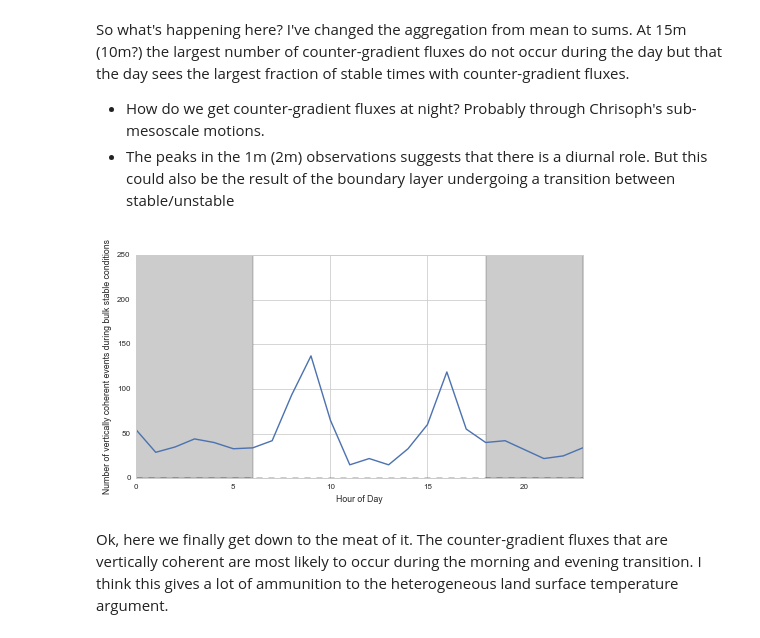
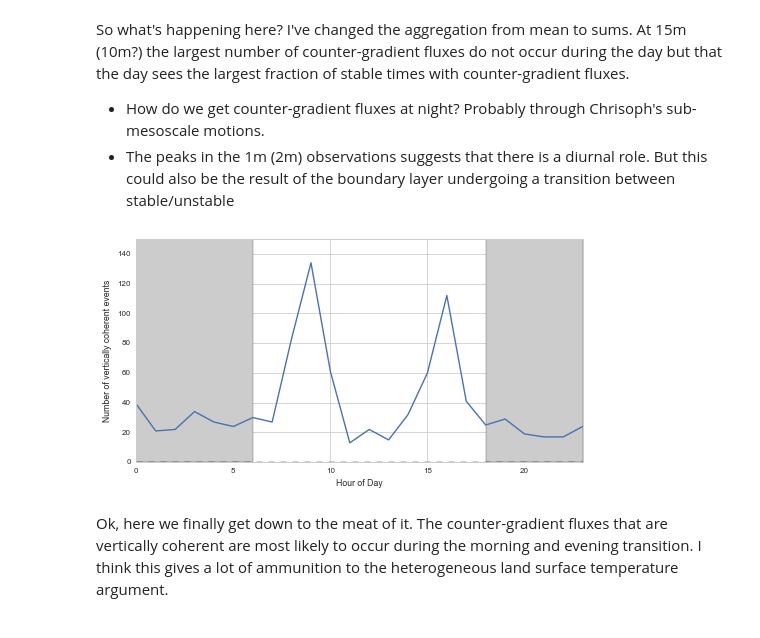
Before and after one commit to klapo/TurbulenceFeedbacks, a Jupyter notebook: TF.BL_Obs.VerticalProfiles_MTower.ipynb, the cells around one changed output. Cells and saved outputs as stored; diff of their text form; code cells hidden in the pictures.

Commit message:
Further explored vertical nature of counter-gradient fluxes, improved graphs

```diff
--- a/TF.BL_Obs.VerticalProfiles_MTower.ipynb
+++ b/TF.BL_Obs.VerticalProfiles_MTower.ipynb
@@ -431,36 +431,38 @@ So what's happening here? I've changed the aggregation from mean to sums. At 15m
 # Format figure
 fig, axes = plt.subplots(1, 1, sharey=True, figsize=(8, 4))
 os.chdir(dirPrint)
 hours = np.arange(0, 24)
 
 # -------------------------------------------------------------------------------------------------------
 # SCP - 15m
 ax = axes
 ymin = 0
-ymax = 250
+ymax = 150
 xmin = 0
 xmax = 23
 
 # Zero line for visual reference
 ax.plot([xmin, xmax], [0, 0], 'k--')
 
 # Nighttime
 ax.fill_between(np.arange(0, 7), ymin, ymax, facecolor='0.8')
 ax.fill_between(np.arange(18, 24), ymin, ymax, facecolor='0.8')
 ax.plot(hours,
         (  (-fluxObs.w_tc__10m_M[SCPind] < 0)
+         & (-fluxObs.w_tc__4m_M[SCPind] < 0)
+         & (-fluxObs.w_tc__5m_M[SCPind] < 0)
          & (-fluxObs.w_tc__2m_M[SCPind] < 0)).groupby('time.hour').sum(dim='time').roll(hour=-6),
         label='5 minute')
 
 # Format
-# ax.set_ylim(ymin, ymax)
+ax.set_ylim(ymin, ymax)
 ax.set_xlim(xmin, xmax)
-ax.set_ylabel('Number of vertically coherent events during bulk stable conditions')
+ax.set_ylabel('Number of vertically coherent events')
 ax.set_xlabel('Hour of Day')
 
 os.chdir(dirPrint)
 fig.savefig('TF.VerticallyCoherent_CounterGradient.png')
 # %% [output]
-[figure, old version]
+[figure, new version]
 # %% [markdown]
 Ok, here we finally get down to the meat of it. The counter-gradient fluxes that are vertically coherent are most likely to occur during the morning and evening transition. I think this gives a lot of ammunition to the heterogeneous land surface temperature argument.
```
